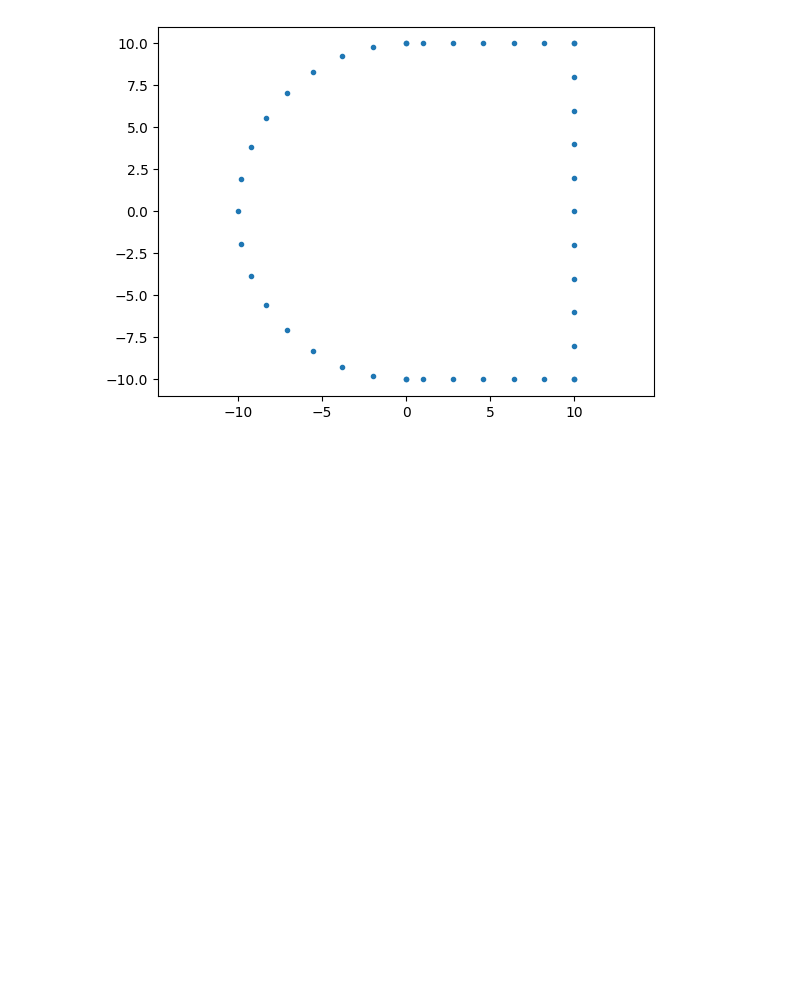
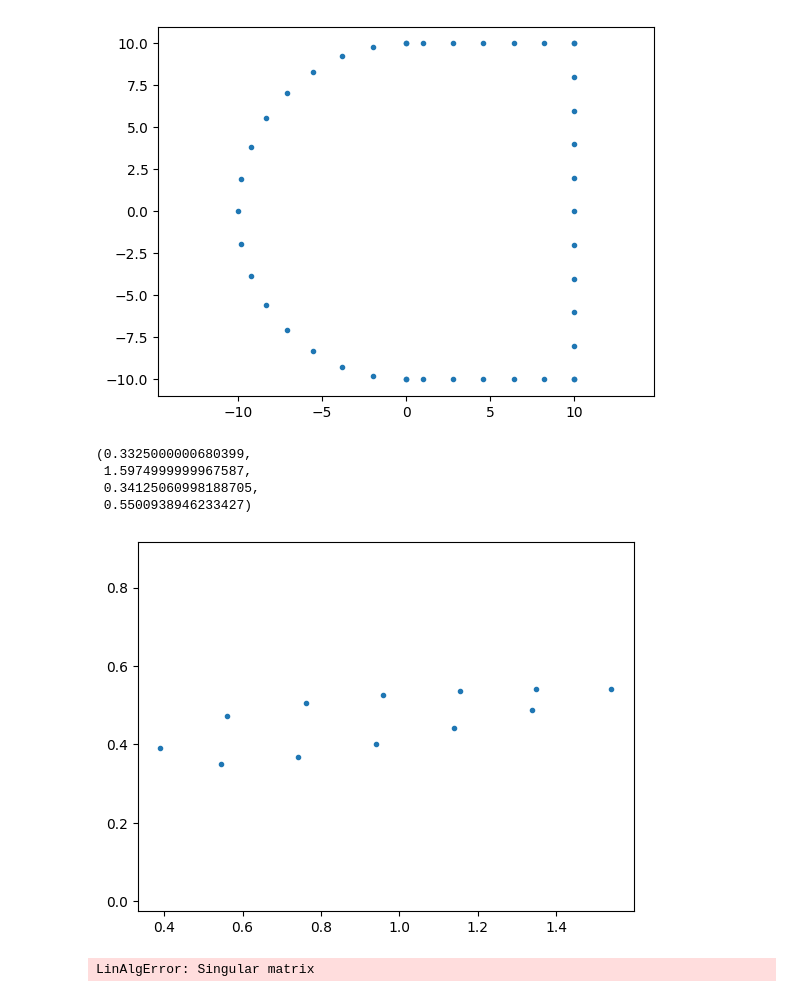
Before and after one commit to gupo33/ProgettoNAPDE, a Jupyter notebook: Progetto Napde.ipynb, the cells around one changed output. Saved outputs shown, nothing was run; the diff lists cells and outputs as text; code cells hidden in the pictures; blank space fills up the shorter version.

```diff
--- a/Progetto Napde.ipynb
+++ b/Progetto Napde.ipynb
@@ -452,4 +453,21 @@ obstacle=coord[b1.nodes, :]
+# %%
+# prompt: estrai i tra 1 e shape pari
+
+# Assuming you want to extract elements with indices between 1 and shape (which is likely the number of elements)
+# and check if their index is even.
+
+
+# Assuming you have a variable named 'elements' or similar that stores your elements
+# Replace 'elements' with the actual variable name if it's different
+
+for i in range(1, coord.shape[0]):  # Iterate from 1 to the number of elements
+  if i % 2 == 0:  # Check if the index is even
+      print(f"Element at index {i} is even and within the specified range")
+      # Do something with the element, e.g., access it or modify it
+      # You can access the element using its index in 'elements', e.g., elements[i]
 # %%
+obstacle=coord[b1.nodes, :]
+obstacle=[i in range(coord.shape[0]) for i%, :]
 plt.plot(obstacle[:,0], obstacle[:,1], '.')
 plt.axis('equal')
 # %% [output]
@@ -462,3 +479,40 @@ plt.axis('equal')
 # %% [output]
 (-11.0, 11.0, -11.0, 11.0)
 [figure]
+# %%
+ffd = FFD([2, 2, 2])
+
+ffd.box_origin = np.array([-2.6,-2.6,-1.1])
+ffd.box_length = np.array([5.2,5.2,2.2])
+
+ffd.array_mu_x[1, 1, 0] = 0.3
+ffd.array_mu_y[1, 1, 0] = 0.3
+
+ffd.array_mu_x[1, 1, 1] = 0.3
+ffd.array_mu_y[1, 1, 1] = 0.3
+# %%
+obstacle3=np.zeros((obstacle.shape[0],3))
+obstacle3[:,:2]=obstacle
+new_obstacle = ffd(obstacle3)
+plt.plot(new_obstacle[:,0], new_obstacle[:,1], '.')
+plt.axis('equal')
+# %% [output]
+(0.3325000000680399,
+ 1.5974999999967587,
+ 0.34125060998188705,
+ 0.5500938946233427)
+[figure, added]
+# %%
+undeformed_points = np.zeros((50, 3))
+deformed_points = np.zeros((50, 3))
+undeformed_points_full = np.vstack([ext_boundary, obstacle])
+deformed_points_full= np.vstack([ext_boundary, new_obstacle[:,:2]])
+
+undeformed_points[:,:2], uindexes = np.unique(undeformed_points_full, return_index=True, axis=0)
+deformed_points[:,:2]   = deformed_points_full[uindexes]
+
+
+rbf=RBF()
+rbf = RBF(original_control_points=undeformed_points, deformed_control_points=deformed_points, radius=5)
+# %% [output]
+LinAlgError: Singular matrix
```
Also changed, not shown: parts of 13 cells of this notebook, 2 other files.
